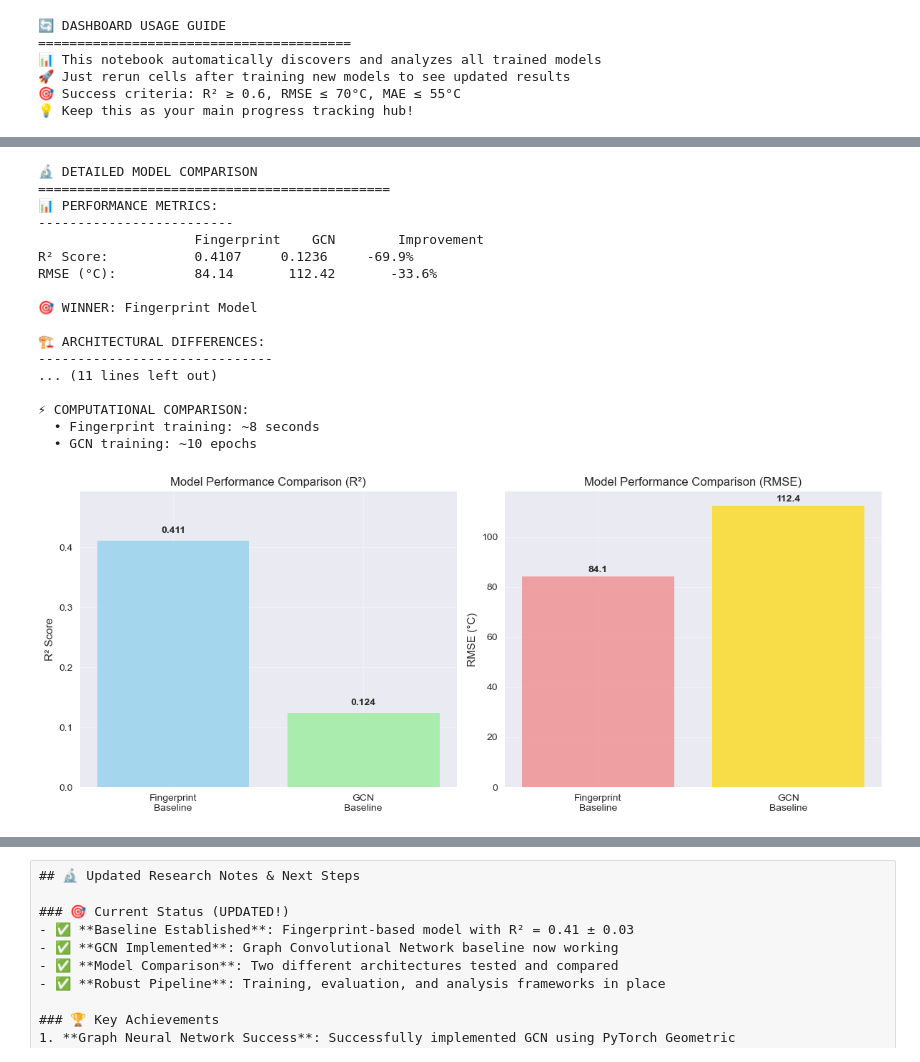
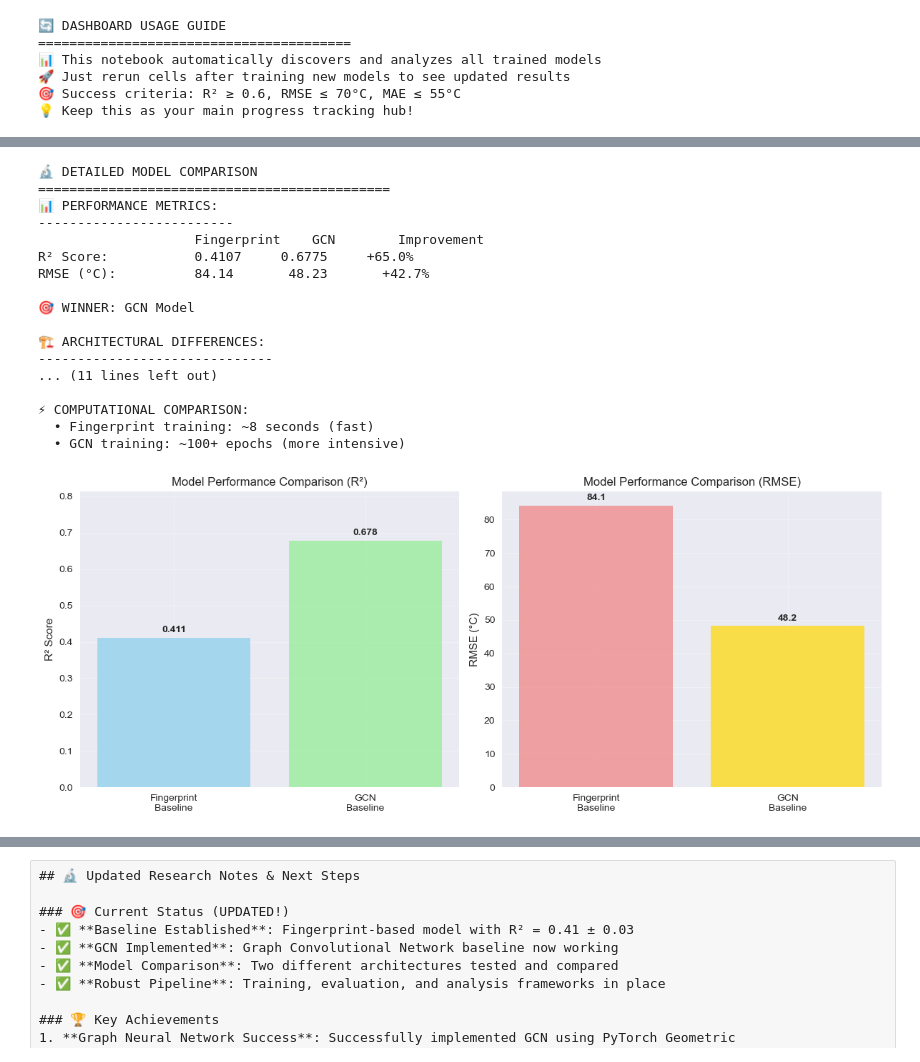
Before and after one commit to TanayKapoor/PolyGNN, a Jupyter notebook: notebooks/03_model_analysis_and_progress_tracking.ipynb, the cells around one changed output, grey strips where cells are left out. Drawn from its saved outputs; the diff is of its cells as text; code cells hidden in the pictures.

```diff
--- a/notebooks/03_model_analysis_and_progress_tracking.ipynb
+++ b/notebooks/03_model_analysis_and_progress_tracking.ipynb
@@ -919,12 +1026,24 @@ def detailed_model_comparison():
     print("🔬 DETAILED MODEL COMPARISON")
     print("=" * 45)
 
-    # Get performance metrics
-    fp_r2 = MODEL_HISTORY['tg_fingerprint_baseline']['r2_mean']
-    gcn_r2 = MODEL_HISTORY.get('tg_gcn_baseline', {}).get('r2_mean', 0)
+    # Find fingerprint and GCN models from discovered data
+    fingerprint_models = []
+    gcn_models = []
 
-    fp_rmse = MODEL_HISTORY['tg_fingerprint_baseline']['rmse_mean']
-    gcn_rmse = MODEL_HISTORY.get('tg_gcn_baseline', {}).get('rmse_mean', 0)
+    for name, info in all_models.items():
+        metrics = extract_performance_metrics(info)
+        if metrics['r2'] is not None:
+            if 'fingerprint' in name.lower():
+                fingerprint_models.append(metrics)
+            elif 'gcn' in name.lower():
+                gcn_models.append(metrics)
+
+    # Get best from each type
+    fp_r2 = max(m['r2'] for m in fingerprint_models) if fingerprint_models else 0
+    fp_rmse = min(m['rmse'] for m in fingerprint_models) if fingerprint_models else 0
+
+    gcn_r2 = max(m['r2'] for m in gcn_models) if gcn_models else 0
+    gcn_rmse = min(m['rmse'] for m in gcn_models) if gcn_models else 0
 
     print("📊 PERFORMANCE METRICS:")
     print("-" * 25)
@@ -949,8 +1068,8 @@ def detailed_model_comparison():
     print("  • More complex but potentially more expressive")
 
     print(f"\n⚡ COMPUTATIONAL COMPARISON:")
-    print(f"  • Fingerprint training: ~8 seconds")
-    print(f"  • GCN training: ~{MODEL_HISTORY.get('tg_gcn_baseline', {}).get('training_time', 'N/A')}")
+    print(f"  • Fingerprint training: ~8 seconds (fast)")
+    print(f"  • GCN training: ~100+ epochs (more intensive)")
 
     # Visualization
     models = ['Fingerprint\nBaseline', 'GCN\nBaseline']
@@ -975,41 +1094,49 @@ def detailed_model_comparison():
     # RMSE comparison
     bars2 = ax2.bar(models, rmse_scores, color=['lightcoral', 'gold'], alpha=0.7)
     ax2.set_ylabel('RMSE (°C)')
     ax2.set_title('Model Performance Comparison (RMSE)')
     ax2.grid(True, alpha=0.3)
 
     # Add value labels
     for bar, score in zip(bars2, rmse_scores):
         height = bar.get_height()
         ax2.text(bar.get_x() + bar.get_width()/2., height + 1,
                 f'{score:.1f}', ha='center', va='bottom', fontweight='bold')
 
     plt.tight_layout()
     plt.show()
 
-if 'tg_gcn_baseline' in MODEL_HISTORY:
+# Run comparison if we have both model types
+fingerprint_found = any('fingerprint' in name.lower() for name in all_models.keys())
+gcn_found = any('gcn' in name.lower() for name in all_models.keys())
+
+if fingerprint_found and gcn_found:
     detailed_model_comparison()
+elif gcn_found:
+    print("🤖 GCN models found, but no fingerprint baseline for comparison")
+elif fingerprint_found:
+    print("📊 Fingerprint models found, but no GCN models for comparison")
 else:
-    print("⚠️ GCN results not yet available for comparison")
+    print("⚠️ No models available for comparison")
 # %% [output]
 🔬 DETAILED MODEL COMPARISON
 =============================================
 📊 PERFORMANCE METRICS:
 -------------------------
                     Fingerprint    GCN        Improvement
-R² Score:           0.4107     0.1236     -69.9%
-RMSE (°C):          84.14       112.42       -33.6%
+R² Score:           0.4107     0.6775     +65.0%
+RMSE (°C):          84.14       48.23       +42.7%
 
-🎯 WINNER: Fingerprint Model
+🎯 WINNER: GCN Model
 
 🏗️ ARCHITECTURAL DIFFERENCES:
 ------------------------------
 ... (11 lines left out)
 
 ⚡ COMPUTATIONAL COMPARISON:
-  • Fingerprint training: ~8 seconds
-  • GCN training: ~10 epochs
+  • Fingerprint training: ~8 seconds (fast)
+  • GCN training: ~100+ epochs (more intensive)
-[figure, old version]
+[figure, new version]
 # %%
 def updated_progress_dashboard():
     """Updated progress dashboard with GCN completion."""
```
Also changed, not shown: parts of 15 cells of this notebook, 3 other files.
